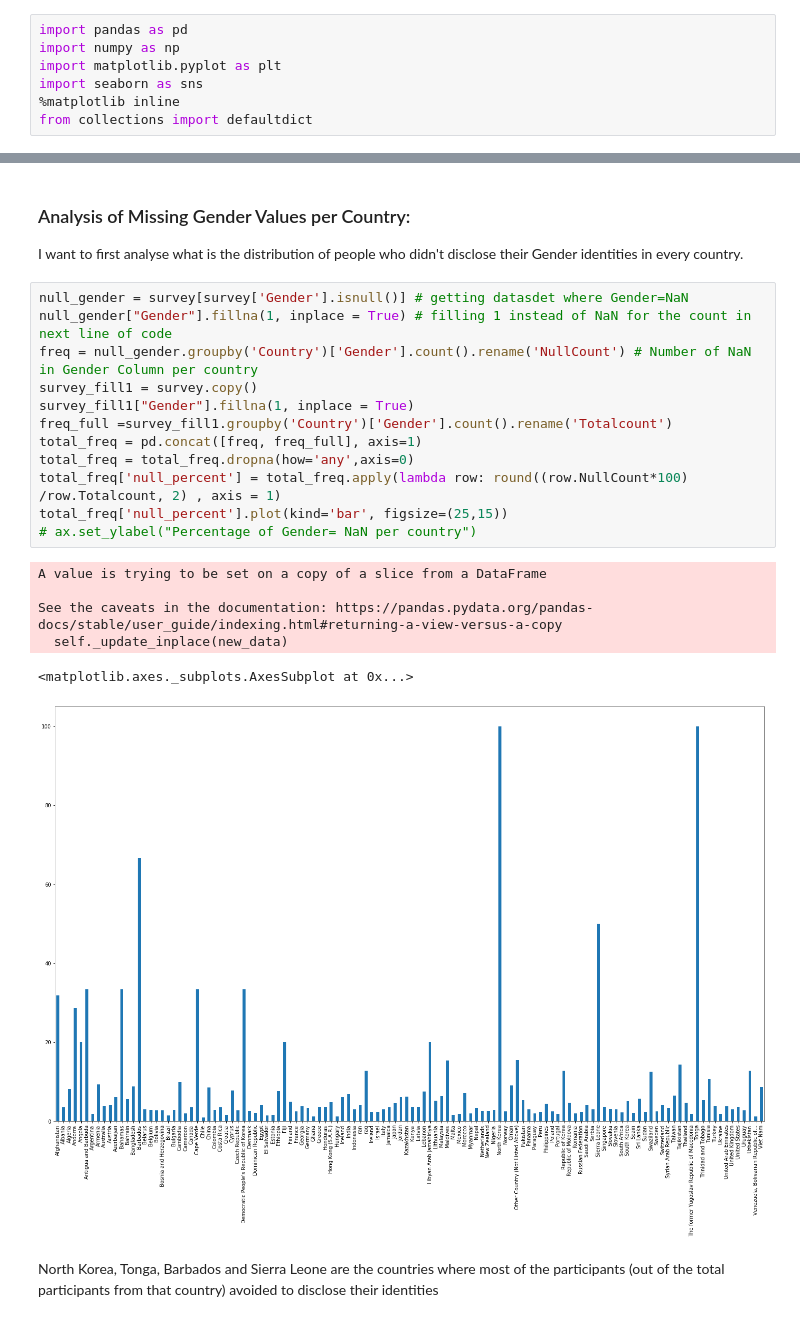
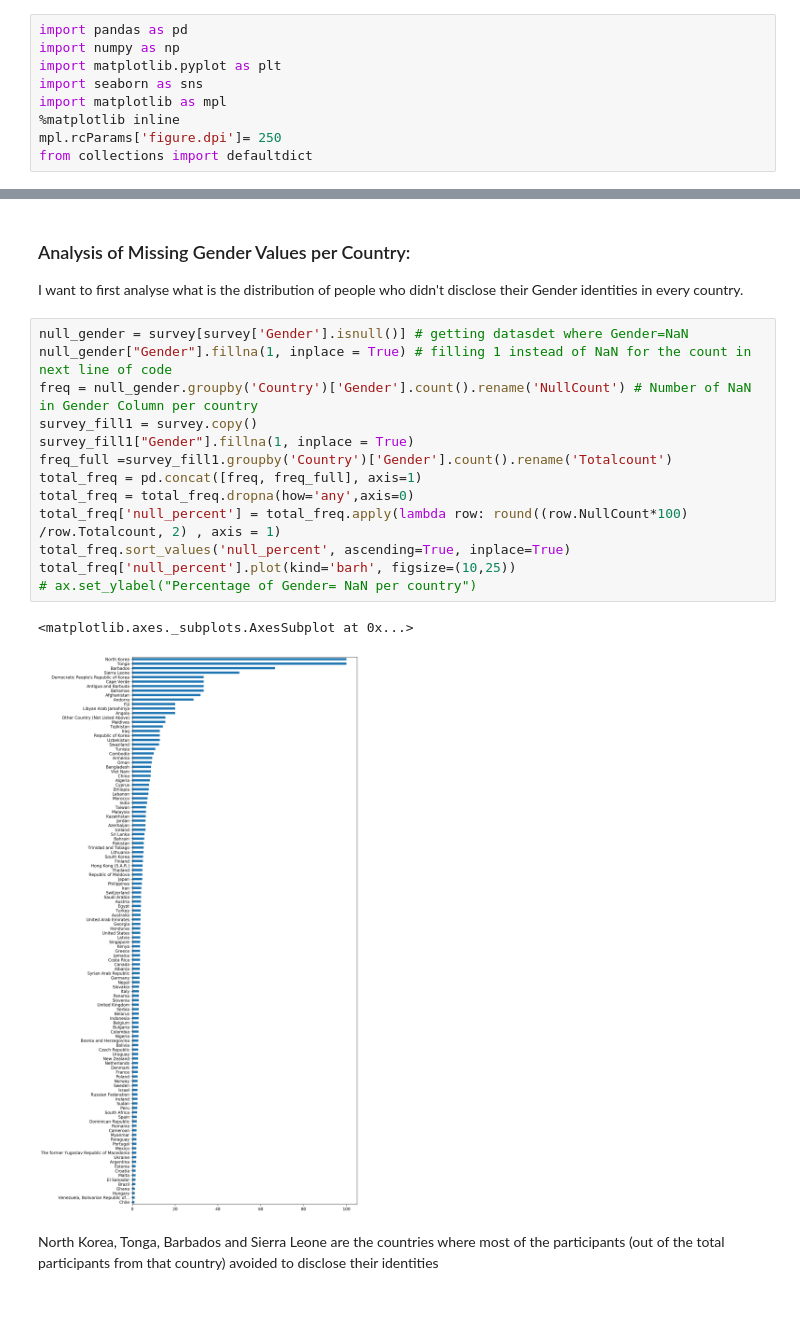
Before and after one commit to Evaggelou/stackoverflow_2019_insights, a Jupyter notebook: StackOverflow_Survey_Insights_Code.ipynb, the cells around one changed output, grey strips where cells are left out. Cells and saved outputs as stored; diff of their text form.

Commit message:
Fixing View of the graph in last commit

```diff
--- a/StackOverflow_Survey_Insights_Code.ipynb
+++ b/StackOverflow_Survey_Insights_Code.ipynb
@@ -22,7 +22,9 @@ import pandas as pd
 import numpy as np
 import matplotlib.pyplot as plt
 import seaborn as sns
+import matplotlib as mpl
 %matplotlib inline
+mpl.rcParams['figure.dpi']= 250
 from collections import defaultdict
 # %%
 # Data Gathering
@@ -92,22 +94,19 @@ I want to first analyse what is the distribution of people who didn't disclose t
 # %%
 null_gender = survey[survey['Gender'].isnull()] # getting datasdet where Gender=NaN
 null_gender["Gender"].fillna(1, inplace = True) # filling 1 instead of NaN for the count in next line of code
 freq = null_gender.groupby('Country')['Gender'].count().rename('NullCount') # Number of NaN in Gender Column per country
 survey_fill1 = survey.copy()
 survey_fill1["Gender"].fillna(1, inplace = True)
 freq_full =survey_fill1.groupby('Country')['Gender'].count().rename('Totalcount')
 total_freq = pd.concat([freq, freq_full], axis=1)
 total_freq = total_freq.dropna(how='any',axis=0)
 total_freq['null_percent'] = total_freq.apply(lambda row: round((row.NullCount*100) /row.Totalcount, 2) , axis = 1)
-total_freq['null_percent'].plot(kind='bar', figsize=(25,15))
+total_freq.sort_values('null_percent', ascending=True, inplace=True)
+total_freq['null_percent'].plot(kind='barh', figsize=(10,25))
 # ax.set_ylabel("Percentage of Gender= NaN per country")
 # %% [output]
-A value is trying to be set on a copy of a slice from a DataFrame
-
-See the caveats in the documentation: https://pandas.pydata.org/pandas-docs/stable/user_guide/indexing.html#returning-a-view-versus-a-copy
-  self._update_inplace(new_data)
+<matplotlib.axes._subplots.AxesSubplot at 0x...>
-<matplotlib.axes._subplots.AxesSubplot at 0x...>
-[figure, old version]
+[figure, new version]
 # %% [markdown]
 North Korea, Tonga, Barbados and Sierra Leone are the countries where most of the participants (out of the total participants from that country) avoided to disclose their identities
 # %%
```
